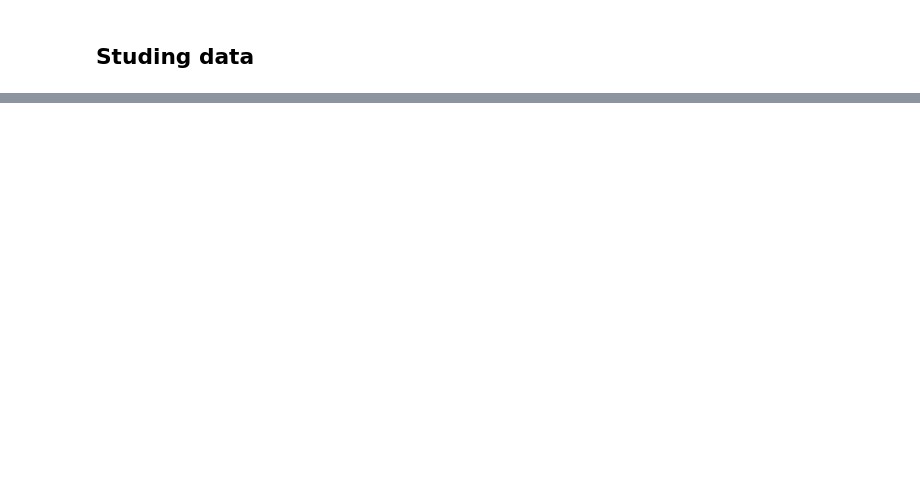
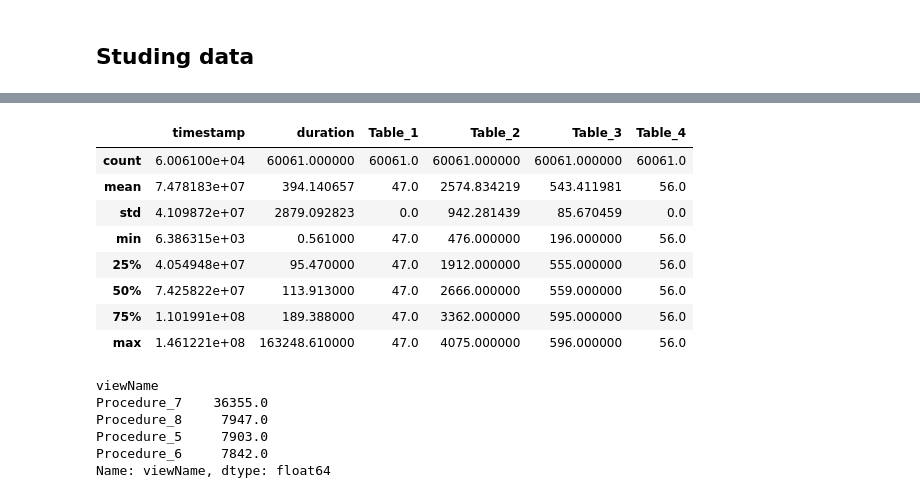
Before and after one commit to tonnyeremin/Software-Perfomance, a Jupyter notebook: SqlMetrics/Evangelist_Perf_Processing.ipynb, the cells around one changed output, grey strips where cells are left out. Cells and saved outputs as stored; diff of their text form; code cells hidden in the pictures; blank space fills up the shorter version.

```diff
--- a/SqlMetrics/Evangelist_Perf_Processing.ipynb
+++ b/SqlMetrics/Evangelist_Perf_Processing.ipynb
@@ -122,0 +154,23 @@ rawData.head()
+# %%
+data.describe()
+# %% [output]
+|  | timestamp | duration | Table_1 | Table_2 | Table_3 | Table_4 |
+| count | 6.006100e+04 | 60061.000000 | 60061.0 | 60061.000000 | 60061.000000 | 60061.0 |
+| mean | 7.478183e+07 | 394.140657 | 47.0 | 2574.834219 | 543.411981 | 56.0 |
+| std | 4.109872e+07 | 2879.092823 | 0.0 | 942.281439 | 85.670459 | 0.0 |
+| min | 6.386315e+03 | 0.561000 | 47.0 | 476.000000 | 196.000000 | 56.0 |
+| 25% | 4.054948e+07 | 95.470000 | 47.0 | 1912.000000 | 555.000000 | 56.0 |
+| 50% | 7.425822e+07 | 113.913000 | 47.0 | 2666.000000 | 559.000000 | 56.0 |
+| 75% | 1.101991e+08 | 189.388000 | 47.0 | 3362.000000 | 595.000000 | 56.0 |
+| max | 1.461221e+08 | 163248.610000 | 47.0 | 4075.000000 | 596.000000 | 56.0 |
+# %%
+top_proc_names = data.groupby('viewName')['viewName'].count().sort_values(ascending=False)
+top_proc_names = top_proc_names.where(top_proc_names>5000).dropna()
+top_proc_names
+# %% [output]
+viewName
+Procedure_7    36355.0
+Procedure_8     7947.0
+Procedure_5     7903.0
+Procedure_6     7842.0
+Name: viewName, dtype: float64
```
Also changed, not shown: parts of 9 cells of this notebook.
